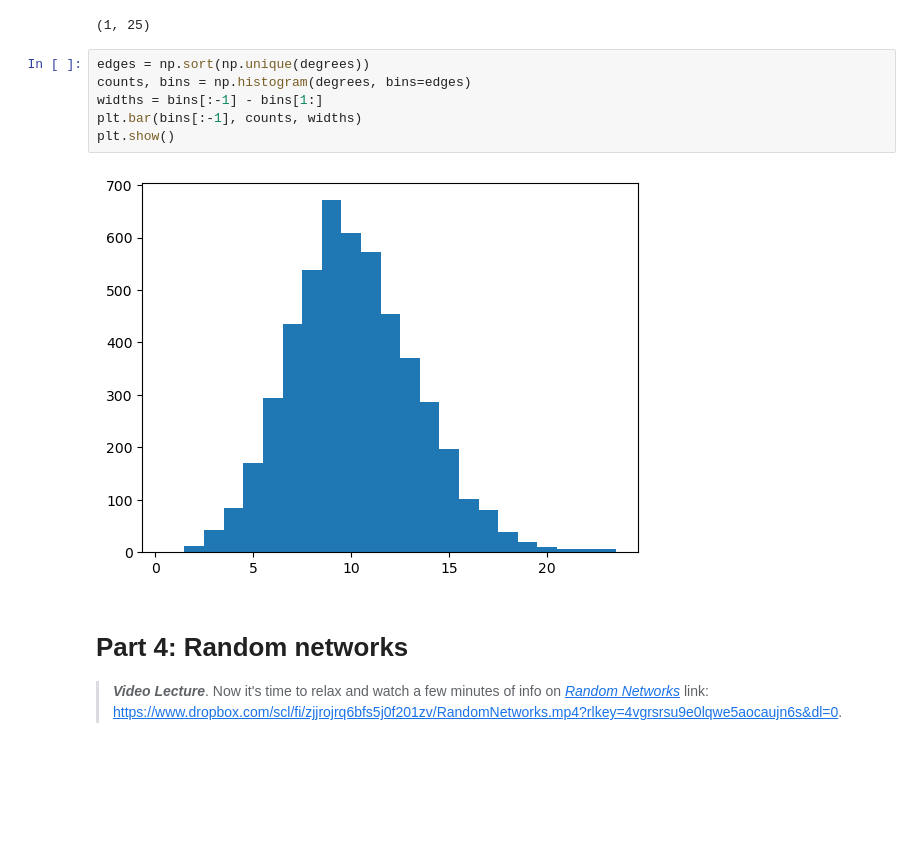
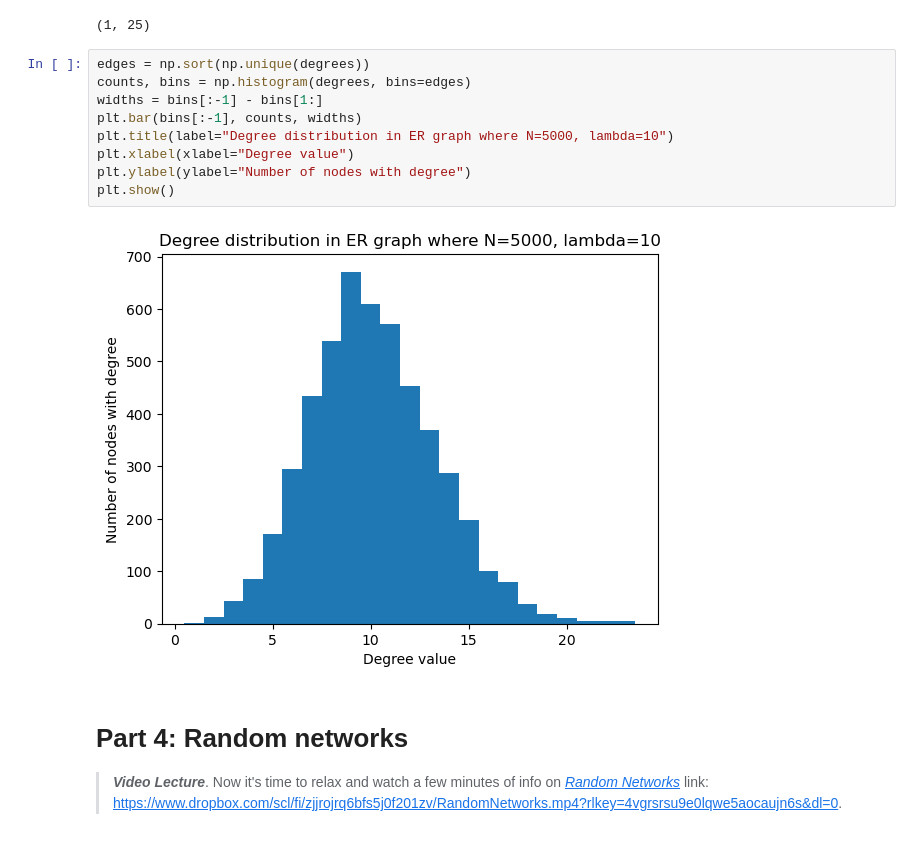
Before and after one commit to eperst/socialgraphs2023, a Jupyter notebook: lectures/Week2.ipynb, the cells around one changed output. Cells and saved outputs as stored; diff of their text form; blank space fills up the shorter version.

```diff
--- a/lectures/Week2.ipynb
+++ b/lectures/Week2.ipynb
@@ -217,11 +425,14 @@ np.min(degrees), np.max(degrees)
 # %%
 edges = np.sort(np.unique(degrees))
 counts, bins = np.histogram(degrees, bins=edges)
 widths = bins[:-1] - bins[1:]
 plt.bar(bins[:-1], counts, widths)
+plt.title(label="Degree distribution in ER graph where N=5000, lambda=10")
+plt.xlabel(xlabel="Degree value")
+plt.ylabel(ylabel="Number of nodes with degree")
 plt.show()
 # %% [output]
-[figure, old version]
+[figure, new version]
 # %% [markdown]
 # Part 4: Random networks
 
```
Also changed, not shown: parts of 18 cells of this notebook, 1 other file.
